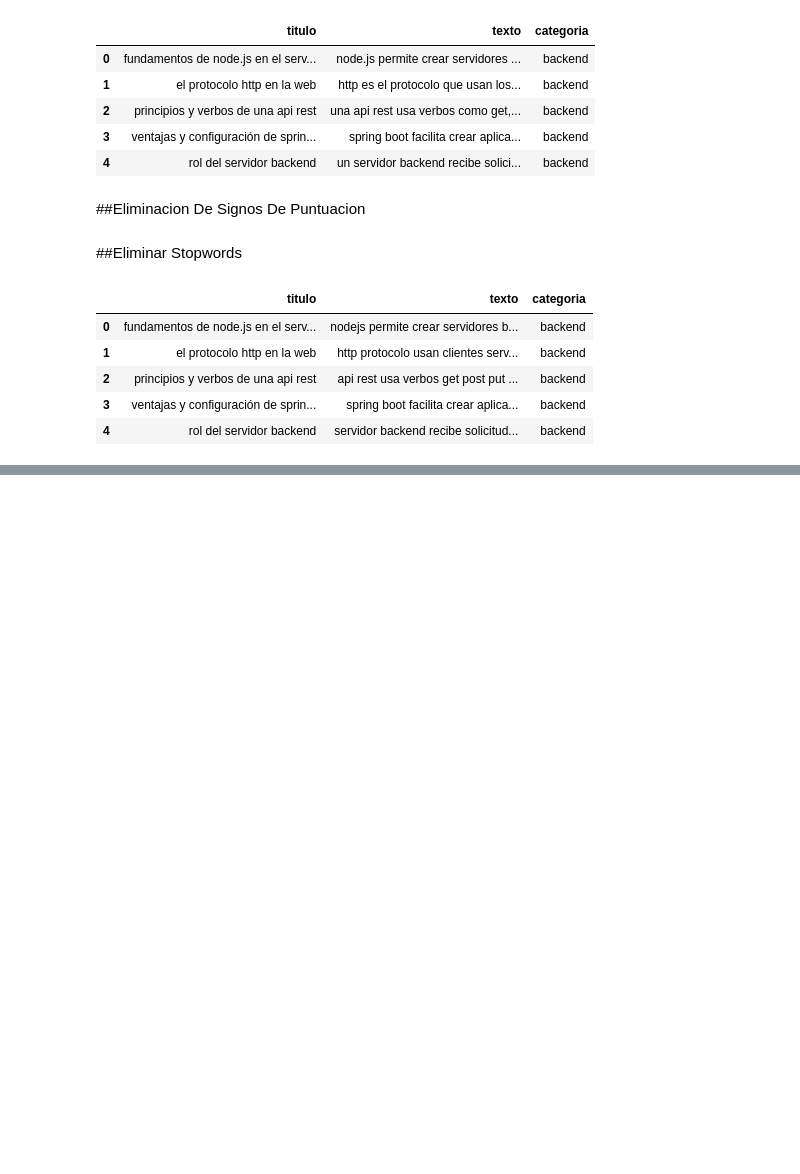
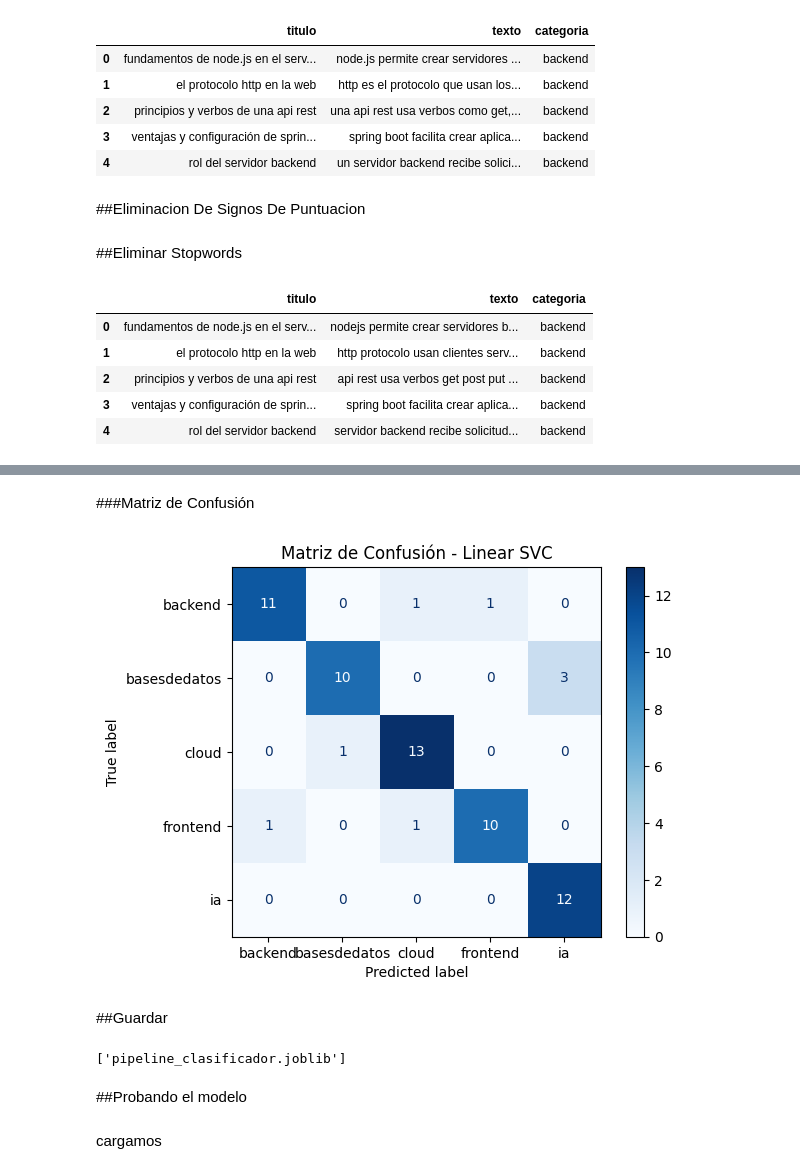
Before and after one commit to No-Country-simulation/G9-LATAM-TEAM-67, a Jupyter notebook: dataset.ipynb, the cells around one changed output, grey strips where cells are left out. Cells and saved outputs as stored; diff of their text form; code cells hidden in the pictures; blank space fills up the shorter version.

Commit message:
Data set actualizado
Se realiza Exploración y limpieza de datos, tratamiento de textos, Transformación de datos a formato adecuado para el modelo, entrenamiento y evaluación y métricas de desempeño

```diff
--- a/dataset.ipynb
+++ b/dataset.ipynb
@@ -196,0 +262,9 @@ df.head()
+# %%
+x_train, x_test, y_train, y_test = train_test_split(
+
+  x,
+  y,
+  test_size=0.2,
+  random_state=42,
+  stratify=y
+)
@@ -196,0 +317,6 @@ df.head()
+# %%
+#Pipeline Linear SVC
+pipeline_SVC = Pipeline([
+    ("tfidf", TfidfVectorizer()),
+    ("modelo", LinearSVC(random_state=42))
+])
@@ -196,0 +398,3 @@ df.head()
+# %%
+#Entrenamiento
+pipeline_SVC.fit(x_train, y_train)
@@ -196,0 +404,3 @@ df.head()
+# %%
+#Predicción
+pred_SVC = pipeline_SVC.predict(x_test)
@@ -196,0 +435,19 @@ df.head()
+# %% [markdown]
+###Matriz de Confusión
+# %%
+import matplotlib.pyplot as plt
+from sklearn.metrics import ConfusionMatrixDisplay
+
+ConfusionMatrixDisplay.from_predictions(
+    y_test,
+    pred_SVC,
+    cmap="Blues"
+)
+
+plt.title("Matriz de Confusión - Linear SVC")
+
+plt.show()
+# %% [output]
+[figure, added]
+# %% [markdown]
+##Guardar
@@ -196,0 +457,8 @@ df.head()
+# %%
+joblib.dump(pipeline_SVC, "pipeline_clasificador.joblib")
+# %% [output]
+['pipeline_clasificador.joblib']
+# %% [markdown]
+##Probando el modelo
+# %% [markdown]
+cargamos
```
Also changed, not shown: parts of 41 cells of this notebook.
